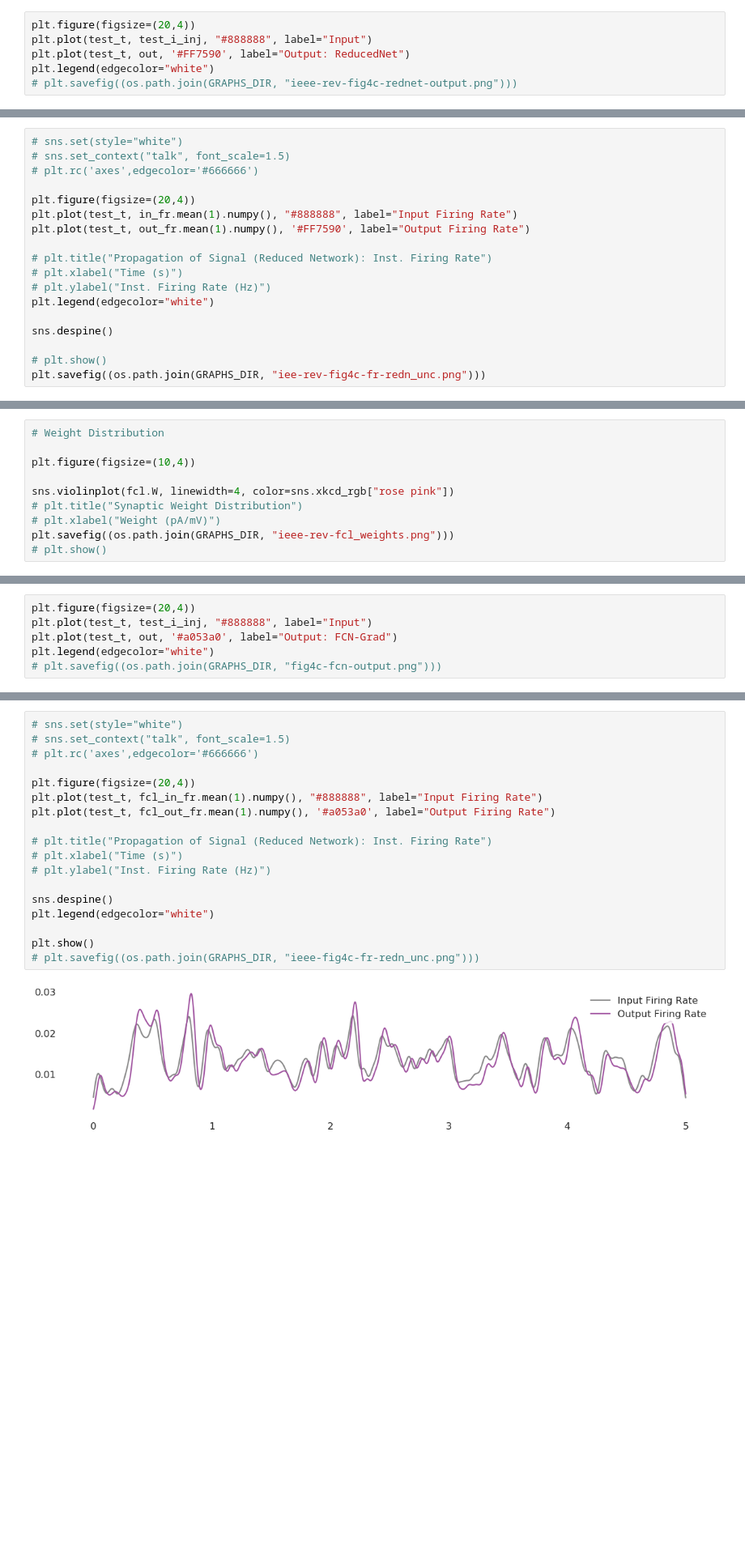
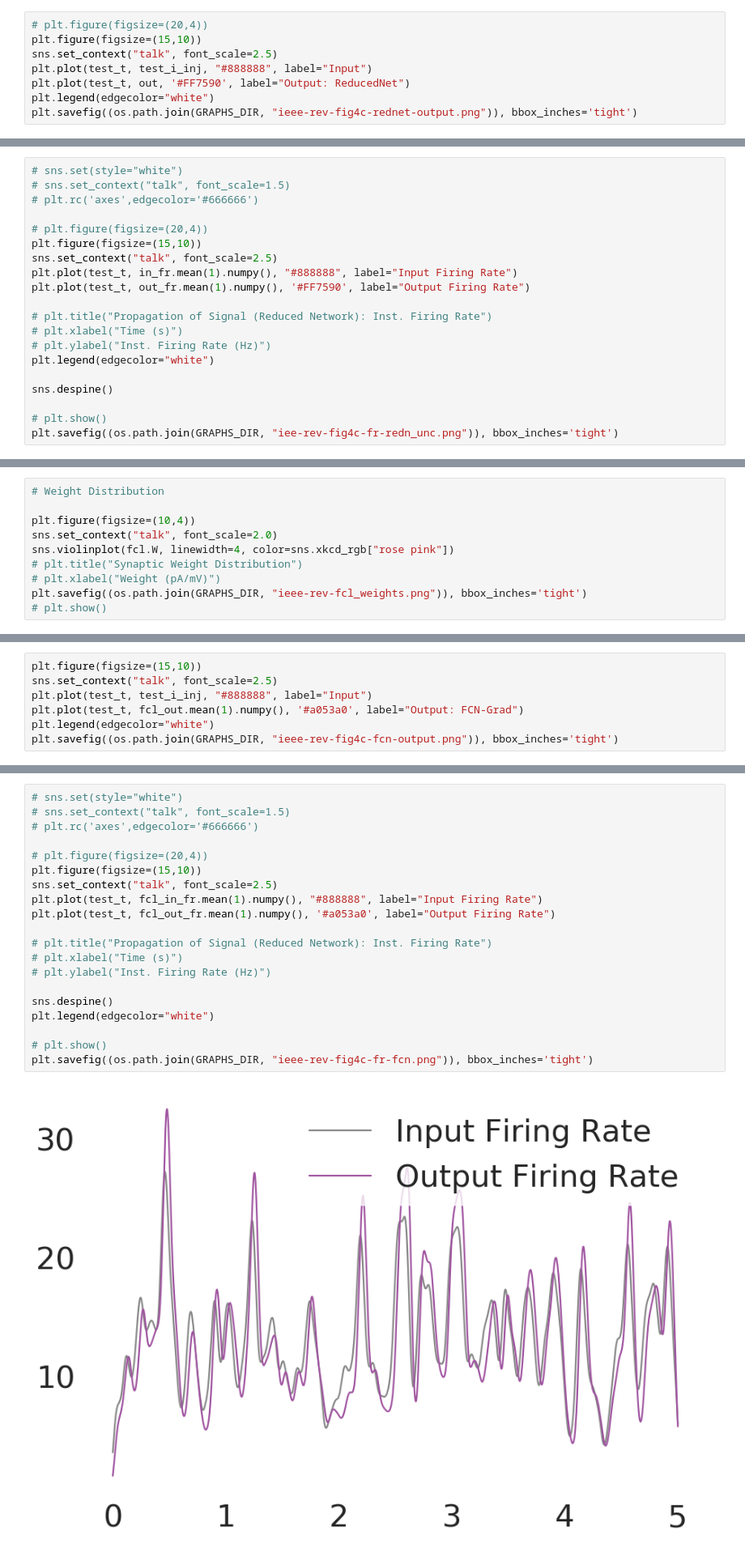
Before and after one commit to nsbspl/async-spike-propagation, a Jupyter notebook: main.ipynb, the cells around one changed output, grey strips where cells are left out. Shown at 81% size. Cells and saved outputs as stored; diff of their text form; blank space fills up the shorter version.

```diff
--- a/main.ipynb
+++ b/main.ipynb
@@ -202,9 +207,11 @@ graph_psth(F_binary, 10000, title=None, xlabel=None, ylabel=None, save=(os.path.
 # graph_psth(spike_out, 10000, title="Output Firing", xlabel="Time (sec)", ylabel="Neuron Index"), save=(os.path.join(GRAPHS_DIR, "ieee-rev-verif_rednet_output_spikes.png"))
 graph_psth(spike_out, 10000, title=None, xlabel=None, ylabel=None, save=(os.path.join(GRAPHS_DIR, "ieee-rev-verif_rednet_output_spikes.png")))
 # %%
-plt.figure(figsize=(20,4))
+# plt.figure(figsize=(20,4))
+plt.figure(figsize=(15,10))
+sns.set_context("talk", font_scale=2.5)
 plt.plot(test_t, test_i_inj, "#888888", label="Input")
 plt.plot(test_t, out, '#FF7590', label="Output: ReducedNet")
 plt.legend(edgecolor="white")
-# plt.savefig((os.path.join(GRAPHS_DIR, "ieee-rev-fig4c-rednet-output.png")))
+plt.savefig((os.path.join(GRAPHS_DIR, "ieee-rev-fig4c-rednet-output.png")), bbox_inches='tight')
 # %% [output]
@@ -215,7 +221,9 @@ plt.legend(edgecolor="white")
 # sns.set_context("talk", font_scale=1.5)
 # plt.rc('axes',edgecolor='#666666')
 
-plt.figure(figsize=(20,4))
+# plt.figure(figsize=(20,4))
+plt.figure(figsize=(15,10))
+sns.set_context("talk", font_scale=2.5)
 plt.plot(test_t, in_fr.mean(1).numpy(), "#888888", label="Input Firing Rate")
 plt.plot(test_t, out_fr.mean(1).numpy(), '#FF7590', label="Output Firing Rate")
 
@@ -227,5 +235,5 @@ plt.legend(edgecolor="white")
 sns.despine()
 
 # plt.show()
-plt.savefig((os.path.join(GRAPHS_DIR, "iee-rev-fig4c-fr-redn_unc.png")))
+plt.savefig((os.path.join(GRAPHS_DIR, "iee-rev-fig4c-fr-redn_unc.png")), bbox_inches='tight')
 # %% [output]
@@ -321,10 +332,10 @@ print(time.time() - start_time)
 # Weight Distribution
 
 plt.figure(figsize=(10,4))
-
+sns.set_context("talk", font_scale=2.0)
 sns.violinplot(fcl.W, linewidth=4, color=sns.xkcd_rgb["rose pink"])
 # plt.title("Synaptic Weight Distribution")
 # plt.xlabel("Weight (pA/mV)")
-plt.savefig((os.path.join(GRAPHS_DIR, "ieee-rev-fcl_weights.png")))
+plt.savefig((os.path.join(GRAPHS_DIR, "ieee-rev-fcl_weights.png")), bbox_inches='tight')
 # plt.show()
 # %% [output]
@@ -336,8 +347,9 @@ graph_psth(fcl_F_binary, 10000, title=None, xlabel=None, ylabel=None, save=(os.p
 # graph_psth(fcl_spike_out, 10000, title="Output Firing", xlabel="Time (sec)", ylabel="Neuron Index") # (os.path.join(GRAPHS_DIR, "verif_fcl_approx_output_spikes.png"))
 graph_psth(fcl_spike_out, 10000, title=None, xlabel=None, ylabel=None, save=(os.path.join(GRAPHS_DIR, "ieee_rev_verif_fcl_approx_output_spikes.png")))
 # %%
-plt.figure(figsize=(20,4))
+plt.figure(figsize=(15,10))
+sns.set_context("talk", font_scale=2.5)
 plt.plot(test_t, test_i_inj, "#888888", label="Input")
-plt.plot(test_t, out, '#a053a0', label="Output: FCN-Grad")
+plt.plot(test_t, fcl_out.mean(1).numpy(), '#a053a0', label="Output: FCN-Grad")
 plt.legend(edgecolor="white")
-# plt.savefig((os.path.join(GRAPHS_DIR, "fig4c-fcn-output.png")))
+plt.savefig((os.path.join(GRAPHS_DIR, "ieee-rev-fig4c-fcn-output.png")), bbox_inches='tight')
@@ -344,23 +358,25 @@ plt.legend(edgecolor="white")
 # %%
 # sns.set(style="white")
 # sns.set_context("talk", font_scale=1.5)
 # plt.rc('axes',edgecolor='#666666')
 
-plt.figure(figsize=(20,4))
+# plt.figure(figsize=(20,4))
+plt.figure(figsize=(15,10))
+sns.set_context("talk", font_scale=2.5)
 plt.plot(test_t, fcl_in_fr.mean(1).numpy(), "#888888", label="Input Firing Rate")
 plt.plot(test_t, fcl_out_fr.mean(1).numpy(), '#a053a0', label="Output Firing Rate")
 
 # plt.title("Propagation of Signal (Reduced Network): Inst. Firing Rate")
 # plt.xlabel("Time (s)")
 # plt.ylabel("Inst. Firing Rate (Hz)")
 
 sns.despine()
 plt.legend(edgecolor="white")
 
-plt.show()
-# plt.savefig((os.path.join(GRAPHS_DIR, "ieee-fig4c-fr-redn_unc.png")))
+# plt.show()
+plt.savefig((os.path.join(GRAPHS_DIR, "ieee-rev-fig4c-fr-fcn.png")), bbox_inches='tight')
 # %% [output]
-[figure, old version]
+[figure, new version]
 # %%
 LOAD_IEEE_FCL_CF = True
 load_ieee_fcl_cf_file = "ieee_fcl_cf__neurons=200__trials=200__input=tau_" + str(INP_OU_TAU) + "_regenerated__t_stop=5000_msecs"
```
Also changed, not shown: parts of 30 cells of this notebook.
